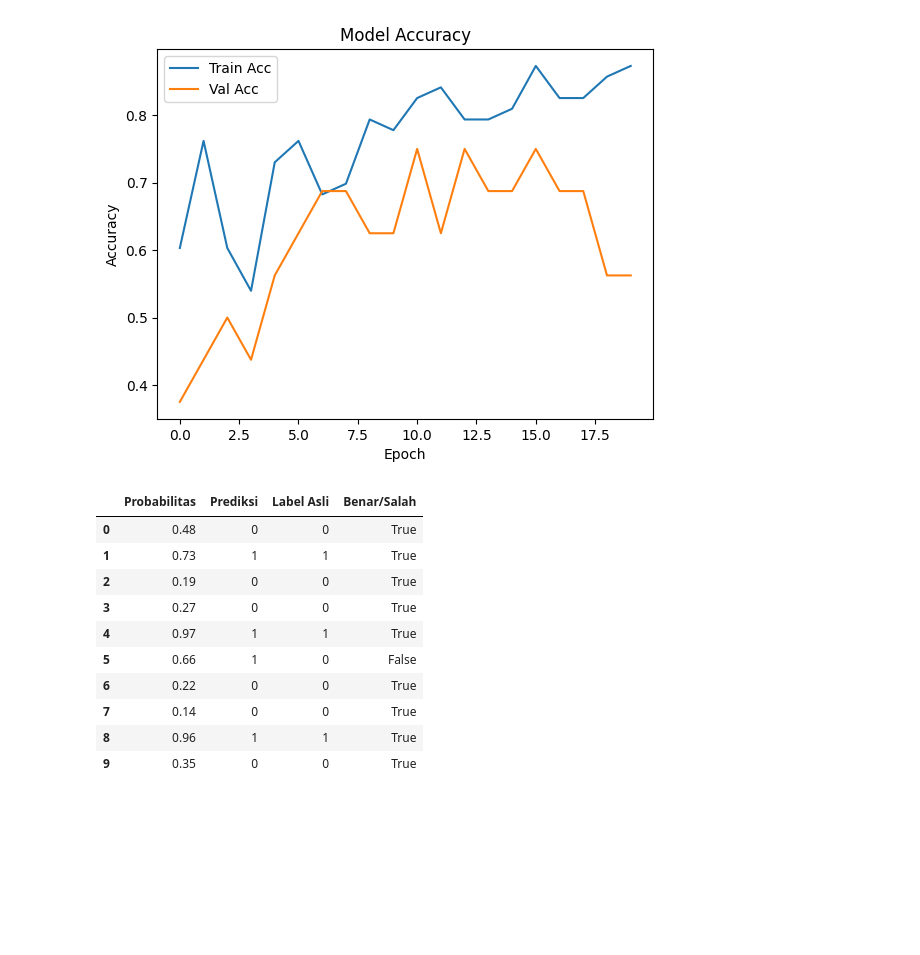
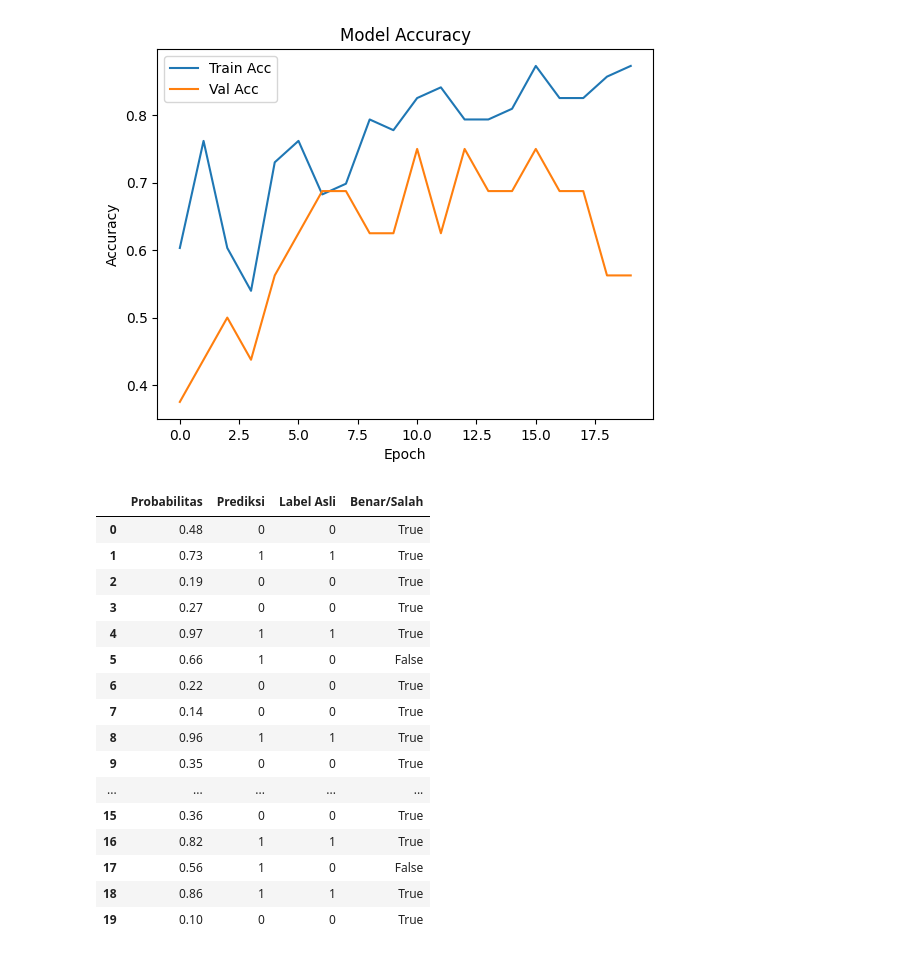
Before and after one commit to XMB234/Bioinformatic-Project---DNA-Classification, a Jupyter notebook: Bioinformatic_Project_1.ipynb, the cells around one changed output. Saved outputs shown, nothing was run; the diff lists cells and outputs as text; code cells hidden in the pictures; blank space fills up the shorter version.

```diff
--- a/Bioinformatic_Project_1.ipynb
+++ b/Bioinformatic_Project_1.ipynb
@@ -537,16 +570,22 @@ df_prediksi = pd.DataFrame({
 # Tambahkan kolom apakah prediksi benar atau
 df_prediksi["Benar/Salah"] = df_prediksi["Prediksi"] == df_prediksi["Label Asli"]
 # %%
-df_prediksi.head(10)
+df_prediksi.head(20)
 # %% [output]
 |  | Probabilitas | Prediksi | Label Asli | Benar/Salah |
 | 0 | 0.48 | 0 | 0 | True |
 | 1 | 0.73 | 1 | 1 | True |
 | 2 | 0.19 | 0 | 0 | True |
 | 3 | 0.27 | 0 | 0 | True |
 | 4 | 0.97 | 1 | 1 | True |
 | 5 | 0.66 | 1 | 0 | False |
 | 6 | 0.22 | 0 | 0 | True |
 | 7 | 0.14 | 0 | 0 | True |
 | 8 | 0.96 | 1 | 1 | True |
 | 9 | 0.35 | 0 | 0 | True |
+| ... | ... | ... | ... | ... |
+| 15 | 0.36 | 0 | 0 | True |
+| 16 | 0.82 | 1 | 1 | True |
+| 17 | 0.56 | 1 | 0 | False |
+| 18 | 0.86 | 1 | 1 | True |
+| 19 | 0.10 | 0 | 0 | True |
```
Also changed, not shown: parts of 4 cells of this notebook.
